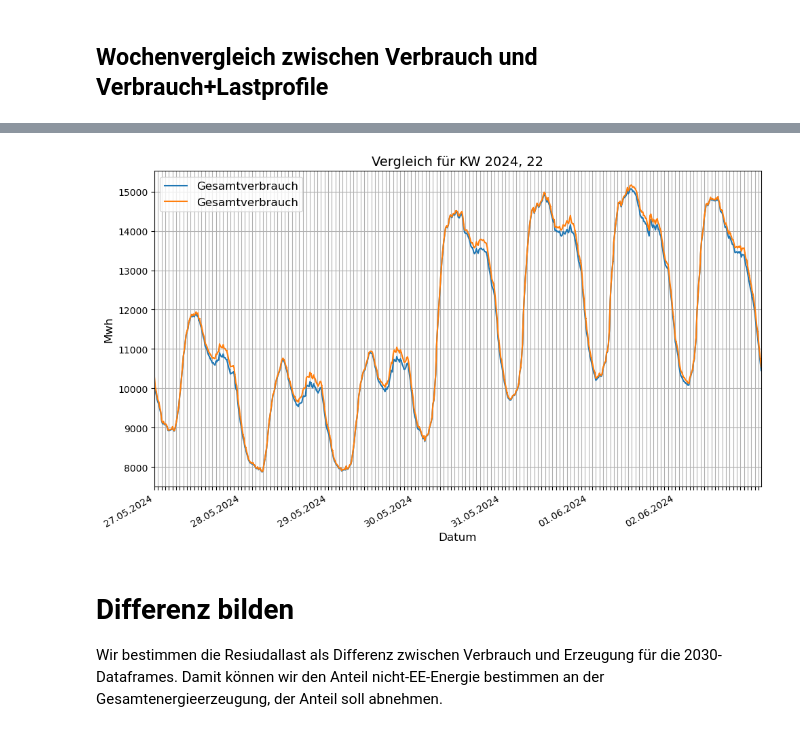
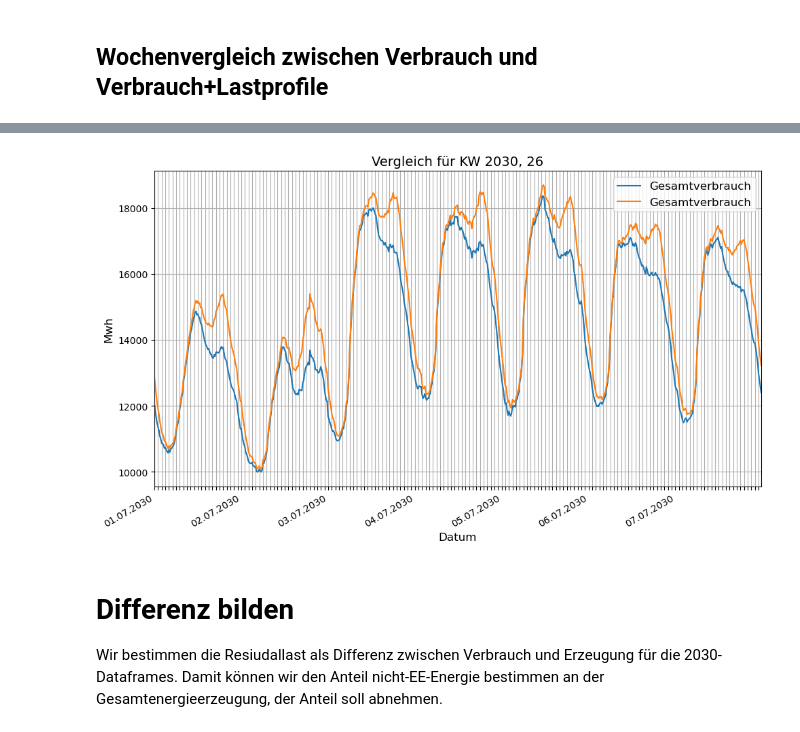
Before and after one commit to Gregor1998/Klimaneutral-20245, a Jupyter notebook: prototyp_2.ipynb, the cells around one changed output, grey strips where cells are left out. Cells and saved outputs as stored; diff of their text form; code cells hidden in the pictures.

```diff
--- a/prototyp_2.ipynb
+++ b/prototyp_2.ipynb
@@ -180,8 +299,8 @@ Data für 2023 loaded succsessfully.
 # %% [markdown]
 ## Wochenvergleich zwischen Verbrauch und Verbrauch+Lastprofile
 # %%
-selected_week = '22'
-selected_year = '2024'
+selected_week = '26'
+selected_year = '2030'
 
 
 
@@ -232,6 +351,6 @@ create_week_comparison(selected_week, selected_year, week_consumption_df, week_c
 
 [672 rows x 2 columns]
-[figure, old version]
+[figure, new version]
 # %% [markdown]
 # Differenz bilden
 
```
Also changed, not shown: parts of 10 cells of this notebook, 7 other files.
